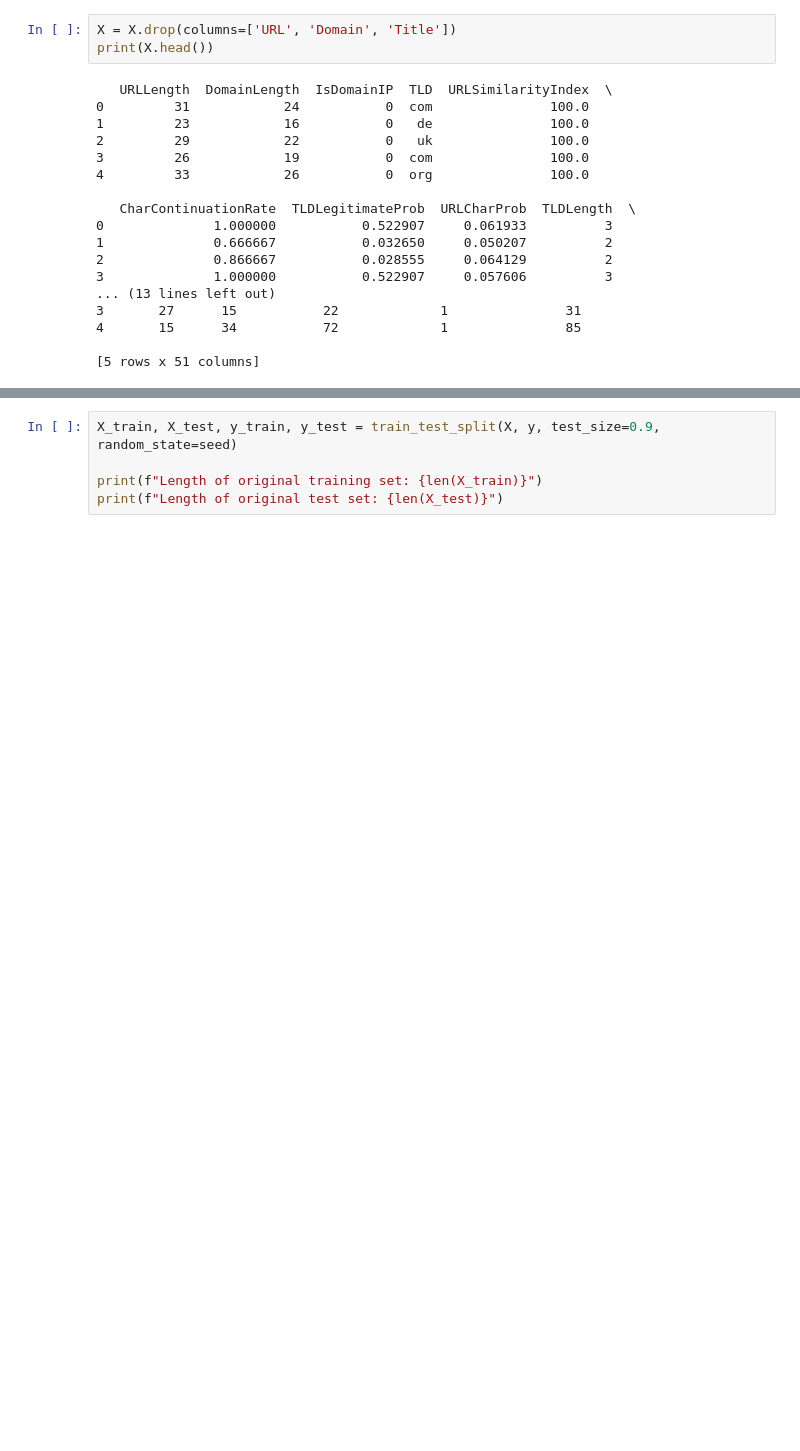
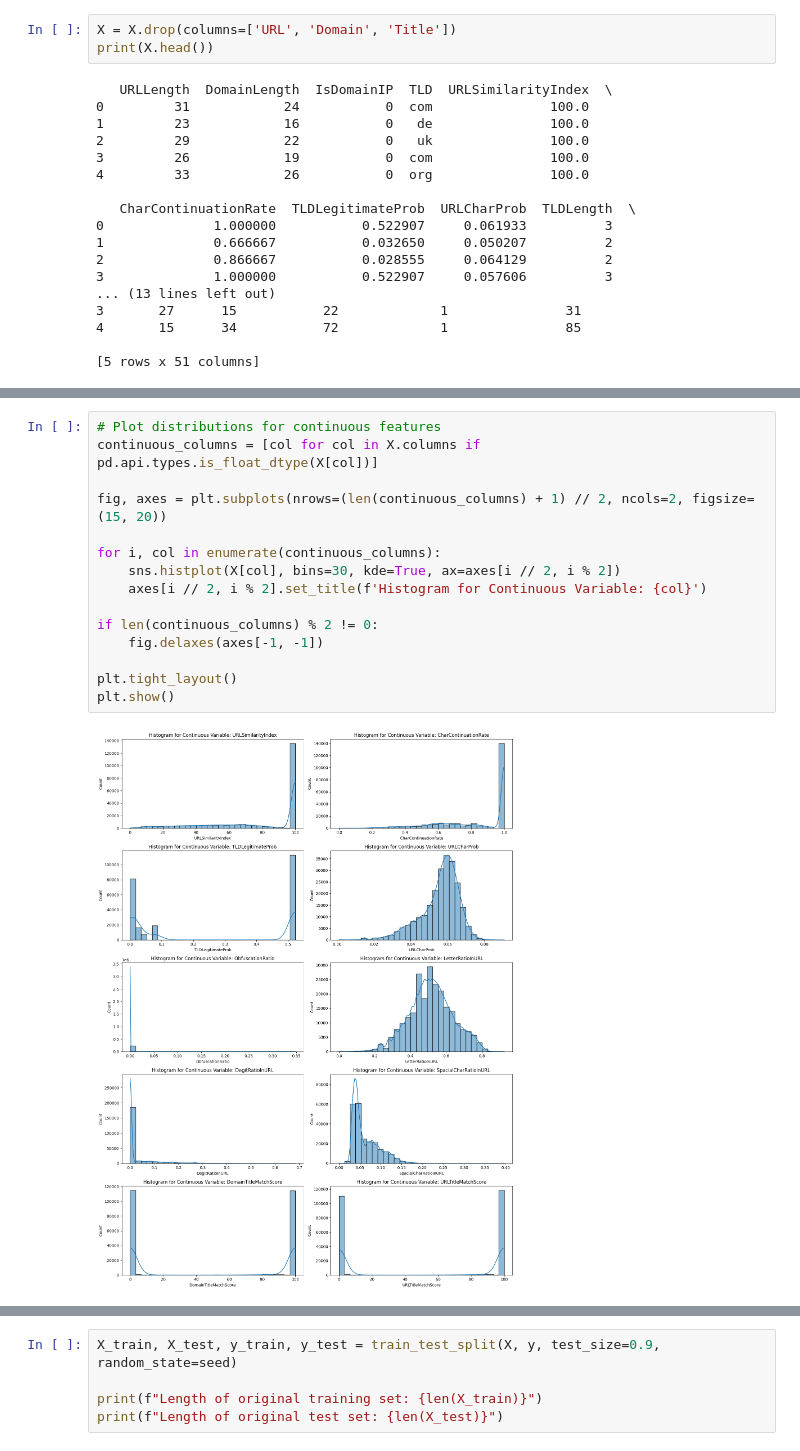
Before and after one commit to madalinaionela/Cybersecurity, a Jupyter notebook: cybersecurity_project_datasets.ipynb, the cells around one changed output, grey strips where cells are left out. Drawn from its saved outputs; the diff is of its cells as text; blank space fills up the shorter version.

```diff
--- a/cybersecurity_project_datasets.ipynb
+++ b/cybersecurity_project_datasets.ipynb
@@ -159,0 +195,17 @@ plt.show()
+# %%
+# Plot distributions for continuous features
+continuous_columns = [col for col in X.columns if pd.api.types.is_float_dtype(X[col])]
+
+fig, axes = plt.subplots(nrows=(len(continuous_columns) + 1) // 2, ncols=2, figsize=(15, 20))
+
+for i, col in enumerate(continuous_columns):
+    sns.histplot(X[col], bins=30, kde=True, ax=axes[i // 2, i % 2])
+    axes[i // 2, i % 2].set_title(f'Histogram for Continuous Variable: {col}')
+
+if len(continuous_columns) % 2 != 0:
+    fig.delaxes(axes[-1, -1])
+
+plt.tight_layout()
+plt.show()
+# %% [output]
+[figure, added]
```
Also changed, not shown: parts of 9 cells of this notebook.
